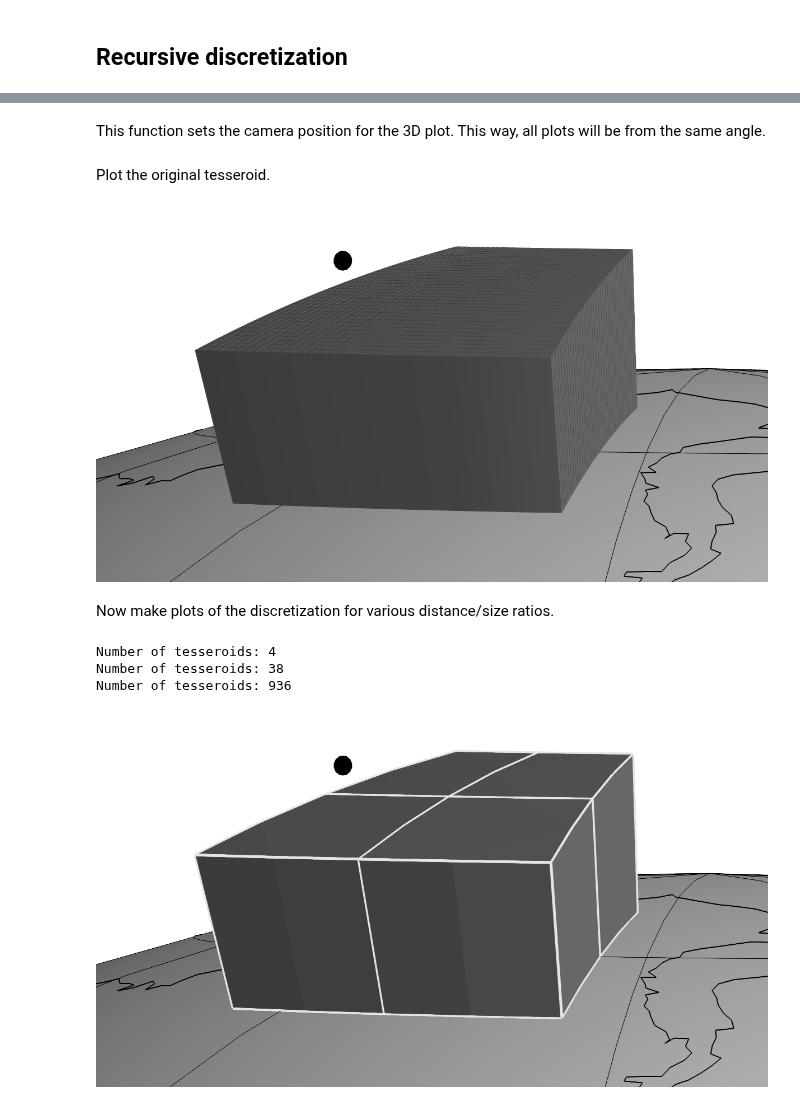
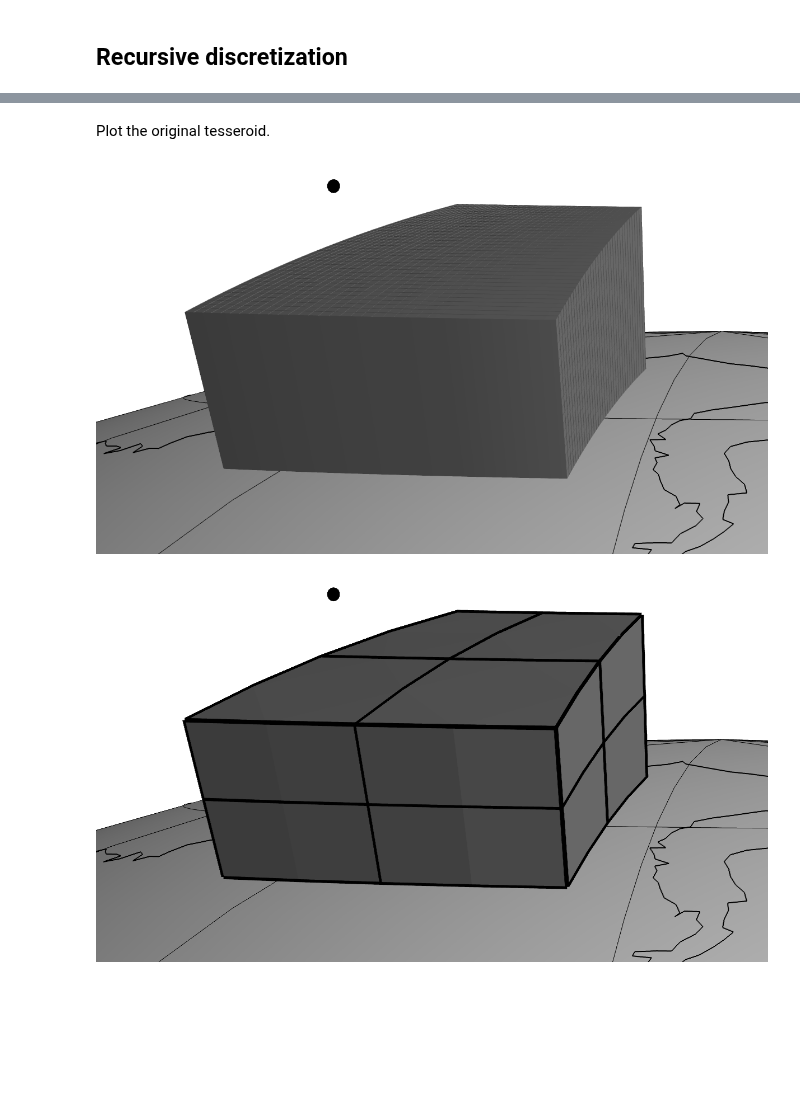
Before and after one commit to pinga-lab/paper-tesseroids, a Jupyter notebook: notebooks/presentation_figures.ipynb, the cells around one changed output, grey strips where cells are left out. Cells and saved outputs as stored; diff of their text form; code cells hidden in the pictures; blank space fills up the shorter version.

Commit message:
Figures of steps in stack algorithm

```diff
--- a/notebooks/presentation_figures.ipynb
+++ b/notebooks/presentation_figures.ipynb
@@ -165,5 +123,3 @@ point = [-40, -70, 800e3]
-# %% [markdown]
-This function sets the camera position for the 3D plot. This way, all plots will be from the same angle.
 # %%
 def setview(scene):
     scene.scene.camera.position = [
@@ -193,26 +148,5 @@ myv.savefig('../figs/tesseroid-split-whole.png')
 myv.mlab.close()
 # %%
-Image(filename='../figs/tesseroid-split-whole.png', width=800)
+Image(filename='presentation_figures/tesseroid-algorithm-initial.png', width=800)
 # %% [output]
-[figure, old version]
+[figure, new version]
-# %% [markdown]
-Now make plots of the discretization for various distance/size ratios.
-# %%
-for split in [1, 2, 6]:
-    scene = myv.figure(zdown=False, size=(1200, 900))
-    myv.earth(opacity=1, color=(0.7, 0.7, 0.7))
-    myv.continents(linewidth=2)
-    model = discretize(tesseroid, point, split)
-    print "Number of tesseroids:", len(model)
-    myv.tesseroids(model, edges=False, color=(0.4, 0.4, 0.4))
-    myv.tesseroids(model, style='wireframe', linewidth=5, color=(0.9, 0.9, 0.9))
-    myv.points([point], size=30000, spherical=True)
-    myv.meridians(range(0, 360, 30))
-    myv.parallels(range(-90, 0, 15))
-    setview(scene)
-    myv.savefig('../figs/tesseroid-split-ratio%g.png' % (split))
-    myv.mlab.close()
-# %% [output]
-Number of tesseroids: 4
-Number of tesseroids: 38
-Number of tesseroids: 936
@@ -219,4 +165,4 @@ Number of tesseroids: 936
 # %%
-Image(filename='../figs/tesseroid-split-ratio1.png', width=800)
+Image(filename='presentation_figures/tesseroid-algorithm-split1.png', width=800)
 # %% [output]
-[figure, old version]
+[figure, new version]
```
Also changed, not shown: parts of 16 cells of this notebook.
